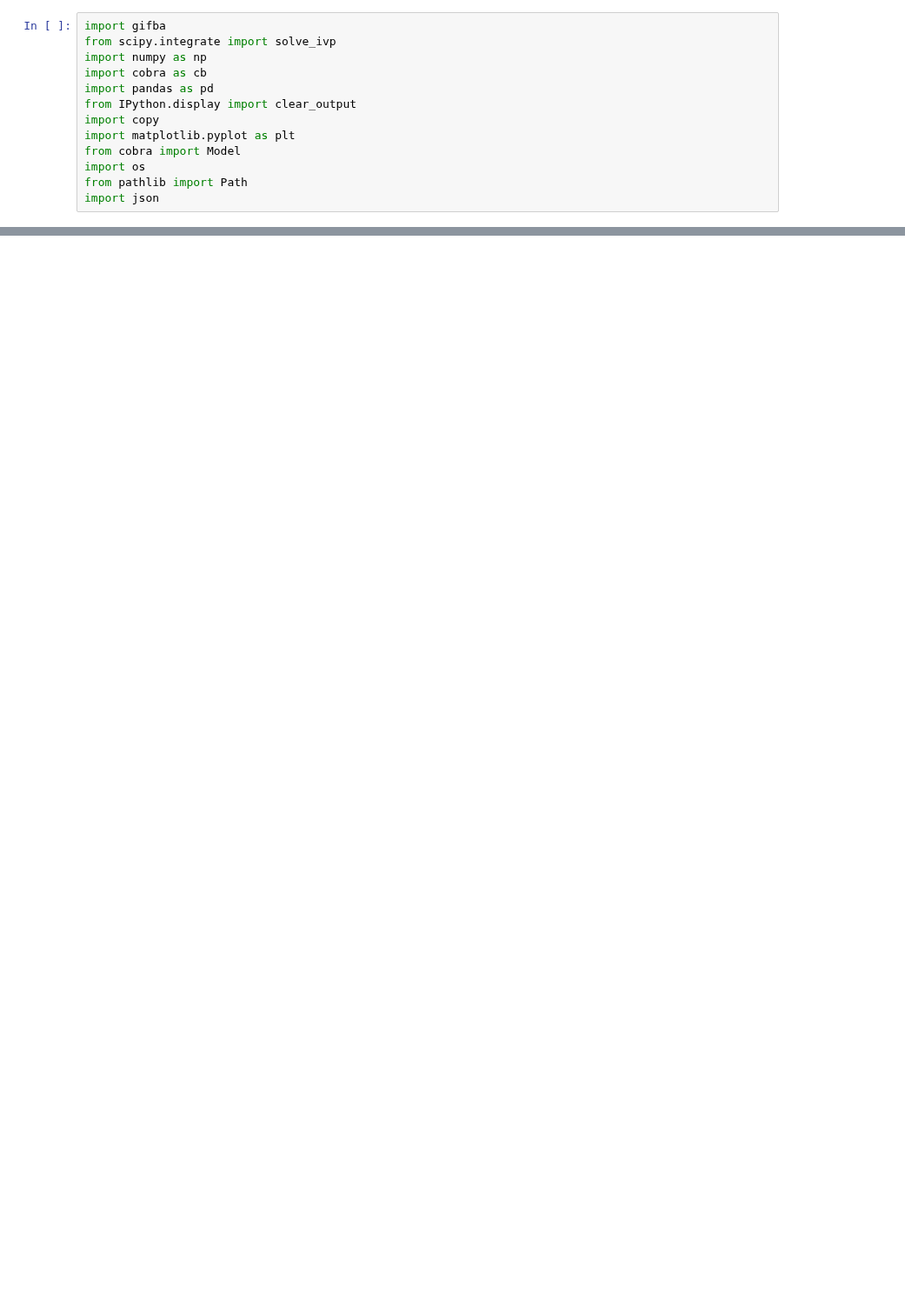
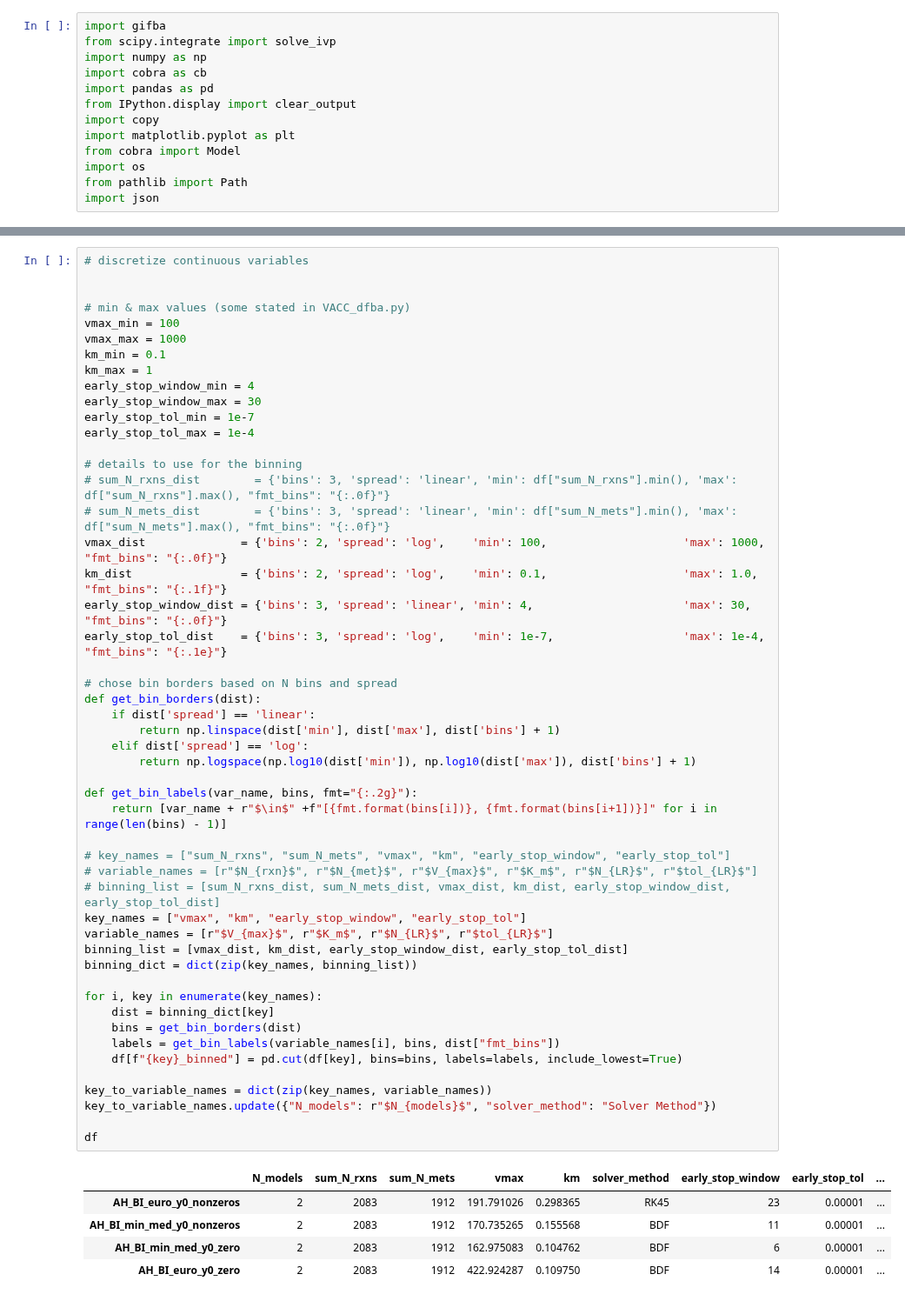
Before and after one commit to m-3-lab/giFBA, a Jupyter notebook: diff_method/benchmark_clamped_dfba.ipynb, the cells around one changed output, grey strips where cells are left out. Shown at 87% size. Saved outputs shown, nothing was run; the diff lists cells and outputs as text; blank space fills up the shorter version.

```diff
--- a/diff_method/benchmark_clamped_dfba.ipynb
+++ b/diff_method/benchmark_clamped_dfba.ipynb
@@ -86,0 +44,56 @@ df
+# %%
+# discretize continuous variables
+
+
+# min & max values (some stated in VACC_dfba.py)
+vmax_min = 100
+vmax_max = 1000
+km_min = 0.1
+km_max = 1
+early_stop_window_min = 4
+early_stop_window_max = 30
+early_stop_tol_min = 1e-7
+early_stop_tol_max = 1e-4
+
+# details to use for the binning
+# sum_N_rxns_dist        = {'bins': 3, 'spread': 'linear', 'min': df["sum_N_rxns"].min(), 'max': df["sum_N_rxns"].max(), "fmt_bins": "{:.0f}"}
+# sum_N_mets_dist        = {'bins': 3, 'spread': 'linear', 'min': df["sum_N_mets"].min(), 'max': df["sum_N_mets"].max(), "fmt_bins": "{:.0f}"}
+vmax_dist              = {'bins': 2, 'spread': 'log',    'min': 100,                    'max': 1000,                   "fmt_bins": "{:.0f}"}
+km_dist                = {'bins': 2, 'spread': 'log',    'min': 0.1,                    'max': 1.0,                    "fmt_bins": "{:.1f}"}
+early_stop_window_dist = {'bins': 3, 'spread': 'linear', 'min': 4,                      'max': 30,                     "fmt_bins": "{:.0f}"}
+early_stop_tol_dist    = {'bins': 3, 'spread': 'log',    'min': 1e-7,                   'max': 1e-4,                   "fmt_bins": "{:.1e}"}
+
+# chose bin borders based on N bins and spread
+def get_bin_borders(dist):
+    if dist['spread'] == 'linear':
+        return np.linspace(dist['min'], dist['max'], dist['bins'] + 1)
+    elif dist['spread'] == 'log':
+        return np.logspace(np.log10(dist['min']), np.log10(dist['max']), dist['bins'] + 1)
+
+def get_bin_labels(var_name, bins, fmt="{:.2g}"):
+    return [var_name + r"$\in$" +f"[{fmt.format(bins[i])}, {fmt.format(bins[i+1])}]" for i in range(len(bins) - 1)]
+
+# key_names = ["sum_N_rxns", "sum_N_mets", "vmax", "km", "early_stop_window", "early_stop_tol"]
+# variable_names = [r"$N_{rxn}$", r"$N_{met}$", r"$V_{max}$", r"$K_m$", r"$N_{LR}$", r"$tol_{LR}$"]
+# binning_list = [sum_N_rxns_dist, sum_N_mets_dist, vmax_dist, km_dist, early_stop_window_dist, early_stop_tol_dist]
+key_names = ["vmax", "km", "early_stop_window", "early_stop_tol"]
+variable_names = [r"$V_{max}$", r"$K_m$", r"$N_{LR}$", r"$tol_{LR}$"]
+binning_list = [vmax_dist, km_dist, early_stop_window_dist, early_stop_tol_dist]
+binning_dict = dict(zip(key_names, binning_list))
+
+for i, key in enumerate(key_names):
+    dist = binning_dict[key]
+    bins = get_bin_borders(dist)
+    labels = get_bin_labels(variable_names[i], bins, dist["fmt_bins"])
+    df[f"{key}_binned"] = pd.cut(df[key], bins=bins, labels=labels, include_lowest=True)
+
+key_to_variable_names = dict(zip(key_names, variable_names))
+key_to_variable_names.update({"N_models": r"$N_{models}$", "solver_method": "Solver Method"})
+
+df
+# %% [output]
+|  | N_models | sum_N_rxns | sum_N_mets | vmax | km | solver_method | early_stop_window | early_stop_tol | ... |
+| AH_BI_euro_y0_nonzeros | 2 | 2083 | 1912 | 191.791026 | 0.298365 | RK45 | 23 | 0.00001 | ... |
+| AH_BI_min_med_y0_nonzeros | 2 | 2083 | 1912 | 170.735265 | 0.155568 | BDF | 11 | 0.00001 | ... |
+| AH_BI_min_med_y0_zero | 2 | 2083 | 1912 | 162.975083 | 0.104762 | BDF | 6 | 0.00001 | ... |
+| AH_BI_euro_y0_zero | 2 | 2083 | 1912 | 422.924287 | 0.109750 | BDF | 14 | 0.00001 | ... |
```
Also changed, not shown: parts of 10 cells of this notebook, 1 other file.
